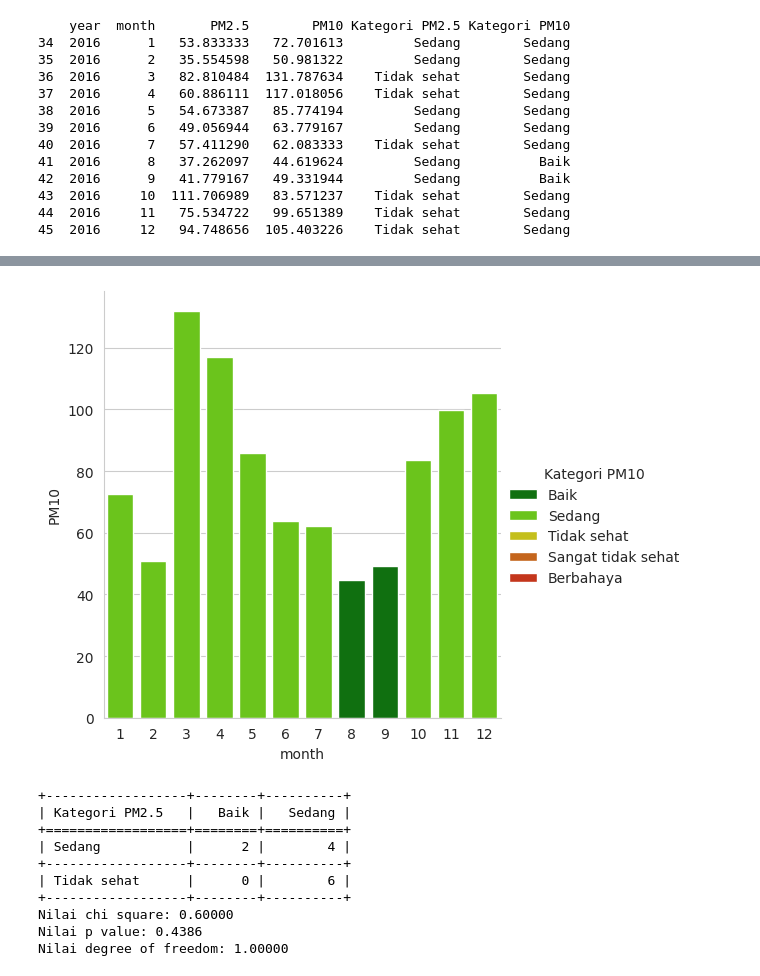
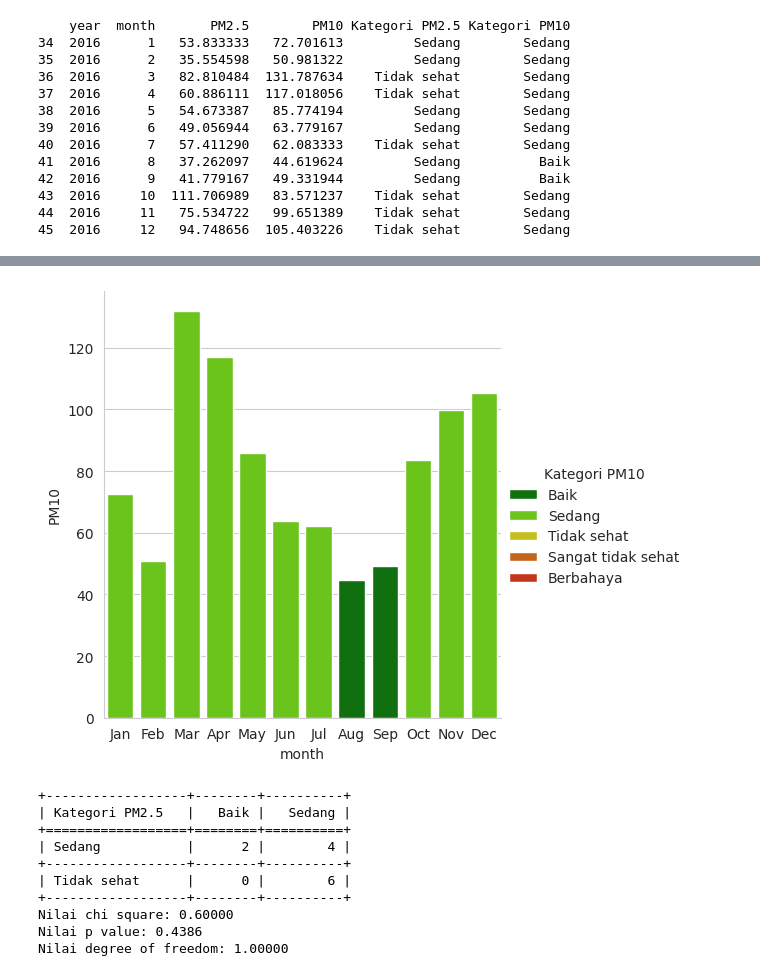
Before and after one commit to stelleguy/umi_asanagi, a Jupyter notebook: proyek_analisis_data.ipynb, the cells around one changed output, grey strips where cells are left out. Drawn from its saved outputs; the diff is of its cells as text; code cells hidden in the pictures.

```diff
--- a/proyek_analisis_data.ipynb
+++ b/proyek_analisis_data.ipynb
@@ -1033,22 +1033,23 @@ plt.show()
 # %%
 cat_pallete = {
     "Baik": '#008000',
     "Sedang": '#69e000',
     "Tidak sehat": '#e0d900',
     "Sangat tidak sehat": '#e06100',
     "Berbahaya": '#e02200'
     }
 
 sns.catplot(
     x = "month",
     y = "PM10",
     hue = "Kategori PM10",
     data = air_pol,
     kind = 'bar',
     palette = cat_pallete)
+plt.xticks(range(0,12), months)
 plt.show()
 # %% [output]
-[figure, old version]
+[figure, new version]
 # %%
 air_pol_crosstab = pd.crosstab(air_pol['Kategori PM2.5'],
             air_pol['Kategori PM10'],
```
Also changed, not shown: parts of 4 cells of this notebook.
